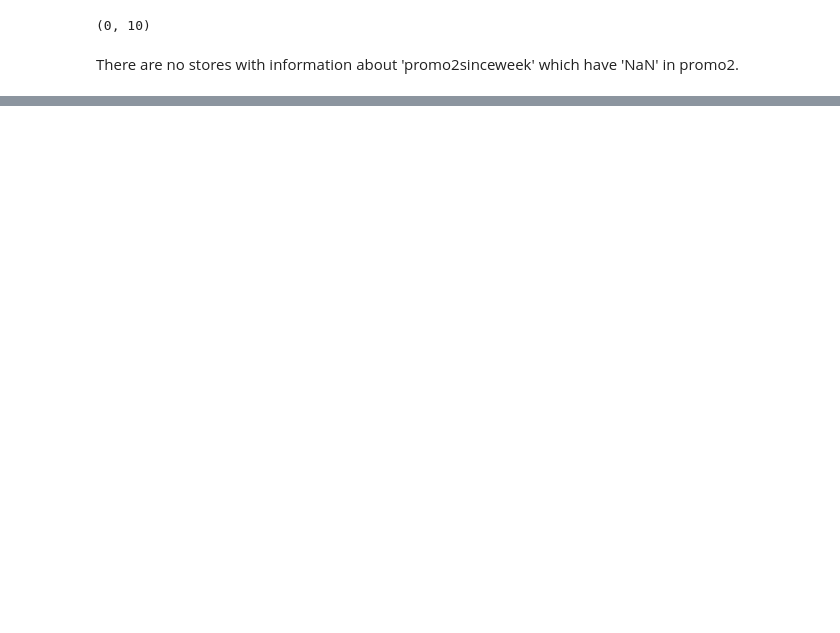
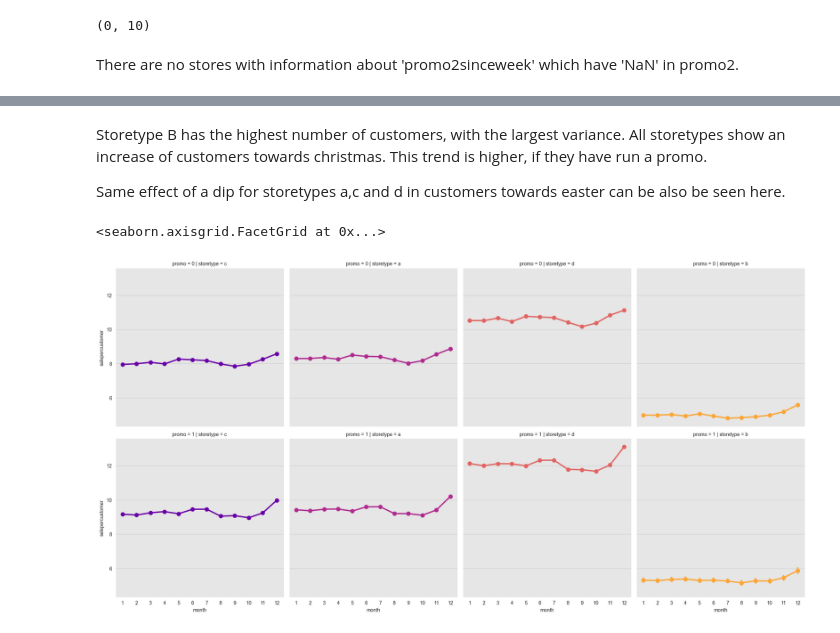
Before and after one commit to bur-oez/Capstone-Project-Rossman-Sales, a Jupyter notebook: Capstone_Rossmann_BO.ipynb, the cells around one changed output, grey strips where cells are left out. Drawn from its saved outputs; the diff is of its cells as text; code cells hidden in the pictures; blank space fills up the shorter version.

```diff
--- a/Capstone_Rossmann_BO.ipynb
+++ b/Capstone_Rossmann_BO.ipynb
@@ -220,0 +337,16 @@ df = df.rename(columns={'Store_x':'Store'})
+# %% [markdown]
+Storetype B has the highest number of customers, with the largest variance. All storetypes show an increase of customers towards christmas. This trend is higher, if they have run a promo.
+
+Same effect of a dip for storetypes a,c and d in customers towards easter can be also be seen here.
+# %%
+# sale per customer trends
+df['salepercustomer'] = df['sales']/df['customers']
+sns.factorplot(data = df, x = 'month', y = "salepercustomer",
+               col = 'storetype',
+               palette = 'plasma',
+               hue = 'storetype',
+               row = 'promo',
+               )
+# %% [output]
+<seaborn.axisgrid.FacetGrid at 0x...>
+[figure, added]
```
Also changed, not shown: parts of 35 cells of this notebook.
